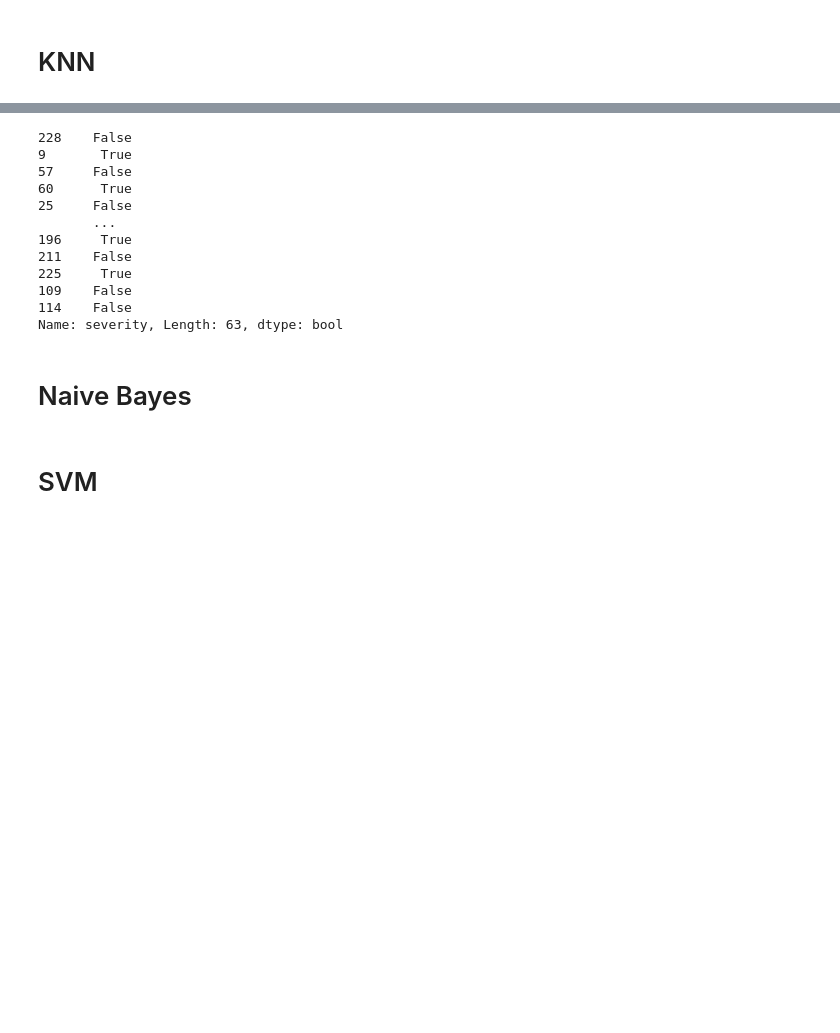
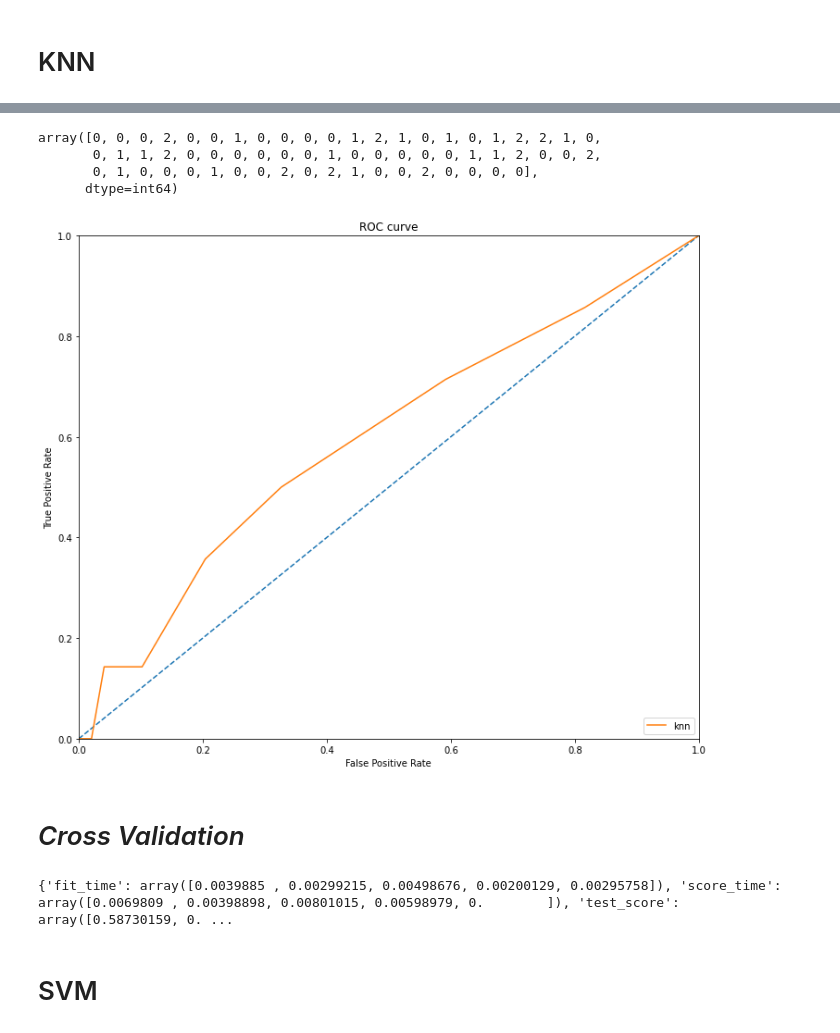
Before and after one commit to lvu5/med_project, a Jupyter notebook: Code_Classification.ipynb, the cells around one changed output, grey strips where cells are left out. Drawn from its saved outputs; the diff is of its cells as text; code cells hidden in the pictures; blank space fills up the shorter version.

```diff
--- a/Code_Classification.ipynb
+++ b/Code_Classification.ipynb
@@ -42,13 +44,13 @@ y
 311    0
 Name: severity, Length: 312, dtype: int64
 # %%
-x_train, x_test, y_train, y_test = train_test_split(x, y,test_size = 0.2, random_state=42)
+x_train, x_test, y_train, y_test = train_test_split(x, y,test_size = 0.2, random_state=42, stratify = y)
 # %% [markdown]
 # KNN
 # %%
 from sklearn.model_selection import GridSearchCV
 params = {'n_neighbors':np.arange(15)}
-reg = KNeighborsRegressor()
+reg = KNeighborsClassifier()
 model = GridSearchCV(reg, params, cv=5)
 model.fit(x_train,y_train)
 model.best_params_
@@ -72,7 +74,7 @@ ValueError: Expected n_neighbors > 0. Got 0
   warnings.warn("Estimator fit failed. The score on this train-test"
 {'n_neighbors': 11}
 # %%
-knn = KNeighborsRegressor(n_neighbors=10)
+knn = KNeighborsClassifier(n_neighbors=11)
 knn.fit(x_train, y_train)
 print("Test set R^2: {:.2f}".format(knn.score(x_test, y_test)))
 y_pred = knn.predict(x_test)
@@ -99,21 +88,34 @@ array([[0.6, 0.1, 0.3],
-# %%
-for i in range(len(y_pred)):
-    if y_pred[i] < 0.5:
-        y_pred[i] = 0
-    else: y_pred[i] = 1
-y_pred == y_test
-# %% [output]
-228    False
-9       True
-57     False
-60      True
-25     False
-       ...
-196     True
-211    False
-225     True
-109    False
-114    False
-Name: severity, Length: 63, dtype: bool
-# %% [markdown]
-# Naive Bayes
+# %%
+np.array(y_test)
+# %% [output]
+array([0, 0, 0, 2, 0, 0, 1, 0, 0, 0, 0, 1, 2, 1, 0, 1, 0, 1, 2, 2, 1, 0,
+       0, 1, 1, 2, 0, 0, 0, 0, 0, 0, 1, 0, 0, 0, 0, 0, 1, 1, 2, 0, 0, 2,
+       0, 1, 0, 0, 0, 1, 0, 0, 2, 0, 2, 1, 0, 0, 2, 0, 0, 0, 0],
+      dtype=int64)
+# %%
+y_scores = knn.predict_proba(x_test)
+fpr_knn, tpr_knn, threshold = roc_curve(y_test, y_scores[:, 1], pos_label= 1)
+roc_auc = auc(fpr_knn, tpr_knn)
+# %%
+import matplotlib.pyplot as plt
+fig = plt.figure(figsize=(12,10))          # Create window frame
+ax = fig.add_subplot(111)   # Create axes
+# 9.2 Also connect diagonals
+ax.plot([0, 1], [0, 1], ls="--")   # Dashed diagonal line
+# 9.3 Labels etc
+ax.set_xlabel('False Positive Rate')  # Final plot decorations
+ax.set_ylabel('True Positive Rate')
+ax.set_title('ROC curve')
+# 9.4 Set graph limits
+ax.set_xlim([0.0, 1.0])
+ax.set_ylim([0.0, 1.0])
+
+# 9.5 Plot each graph now
+ax.plot(fpr_knn, tpr_knn, label = "knn")
+# 9.6 Set legend and show plot
+ax.legend(loc="lower right")
+plt.show()
+# %% [output]
+[figure, added]
+# %% [markdown]
+# *Cross Validation*
@@ -120,2 +124,8 @@ Name: severity, Length: 63, dtype: bool
+# %%
+scores = cross_validate(knn, x, y, cv=5, scoring=('accuracy'),
+                        return_train_score=True)
+print(scores)
+# %% [output]
+{'fit_time': array([0.0039885 , 0.00299215, 0.00498676, 0.00200129, 0.00295758]), 'score_time': array([0.0069809 , 0.00398898, 0.00801015, 0.00598979, 0.        ]), 'test_score': array([0.58730159, 0. ...
 # %% [markdown]
 # SVM
```
Also changed, not shown: parts of 27 cells of this notebook, 5 other files.
